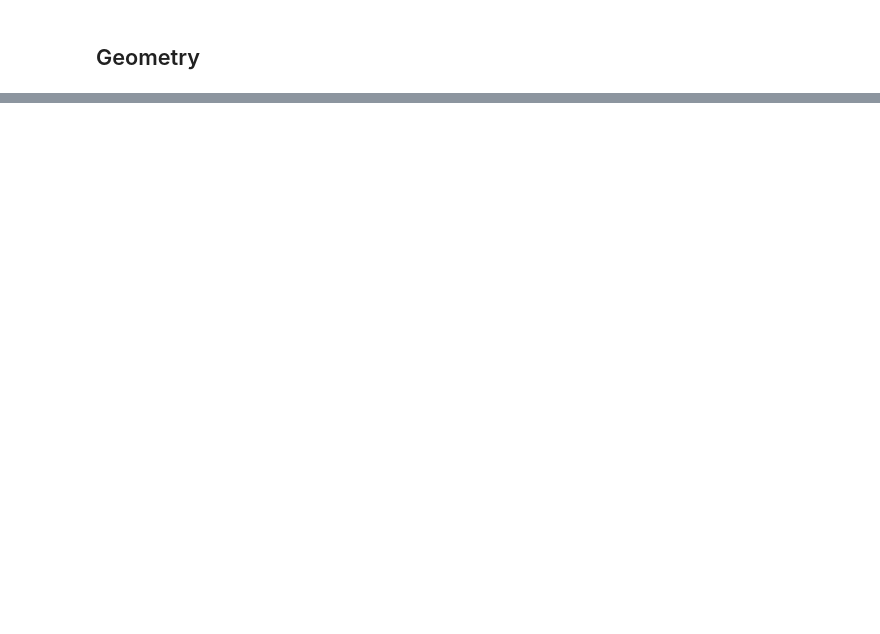
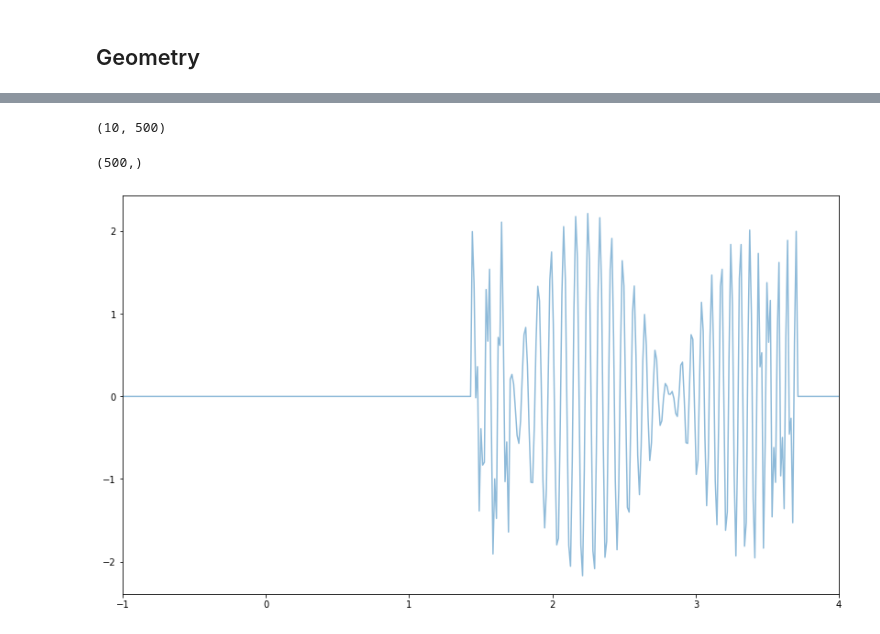
Before and after one commit to psukphranee/Python, a Jupyter notebook: SAR_scratch.ipynb, the cells around one changed output, grey strips where cells are left out. Cells and saved outputs as stored; diff of their text form; code cells hidden in the pictures; blank space fills up the shorter version.

```diff
--- a/SAR_scratch.ipynb
+++ b/SAR_scratch.ipynb
@@ -182,0 +249,43 @@ plt.show()
+# %%
+### fix diagram n should be n-1.
+
+t = np.linspace(-1, 5, 500)
+
+time_matrix = np.zeros((len(t_delay), t.shape[0])) #matrix to store times and their delays
+
+for i in range(len(t_delay)):
+  time_matrix[i, :] = t-t_delay[i]
+
+time_matrix.shape
+# %% [output]
+(10, 500)
+# %%
+pulse = np.zeros((len(t_delay), t.shape[0]))
+
+#Dummy values
+#chirp rate
+tau = 2
+k = 3
+f_c = 10
+
+for i in range(len(t_delay)):
+  pulse[i, :] = generate_LFM_Pulse(time_matrix[i,:], tau, 2, k, f_c)
+# %%
+pulse_sum = pulse.sum(axis=0)
+pulse_sum.shape
+# %% [output]
+(500,)
+# %%
+#chirp rate
+k = 3
+#carrier frequency
+f_c = 10
+
+plt.figure(figsize=(14,8))
+
+plt.plot(t, pulse_sum, alpha=0.5)
+
+plt.xlim([-1,4])
+plt.show()
+# %% [output]
+[figure, added]
```
Also changed, not shown: parts of 15 cells of this notebook.
